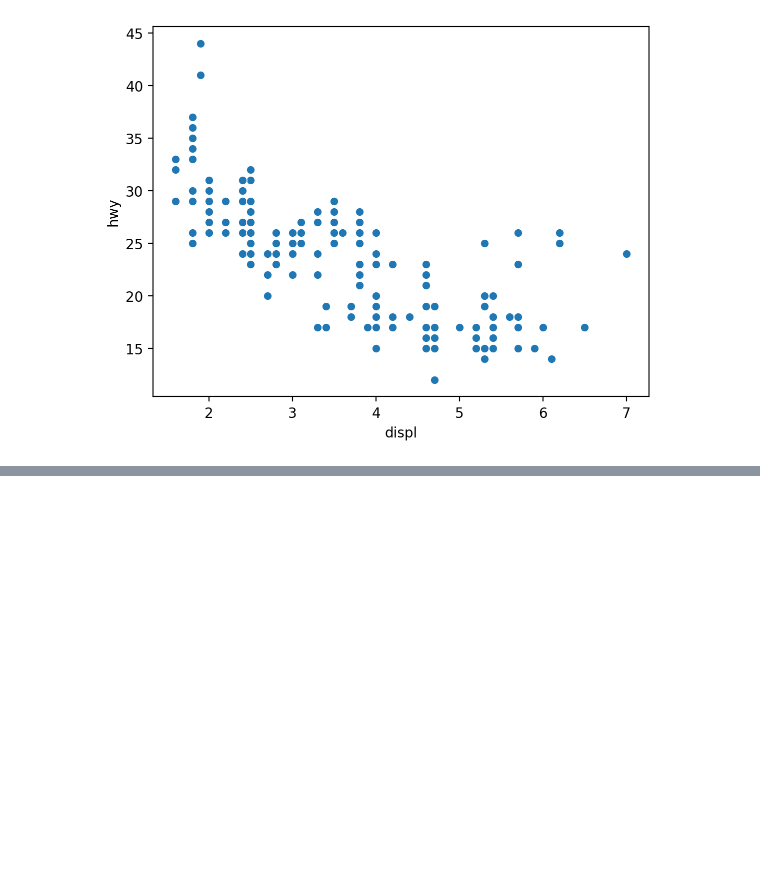
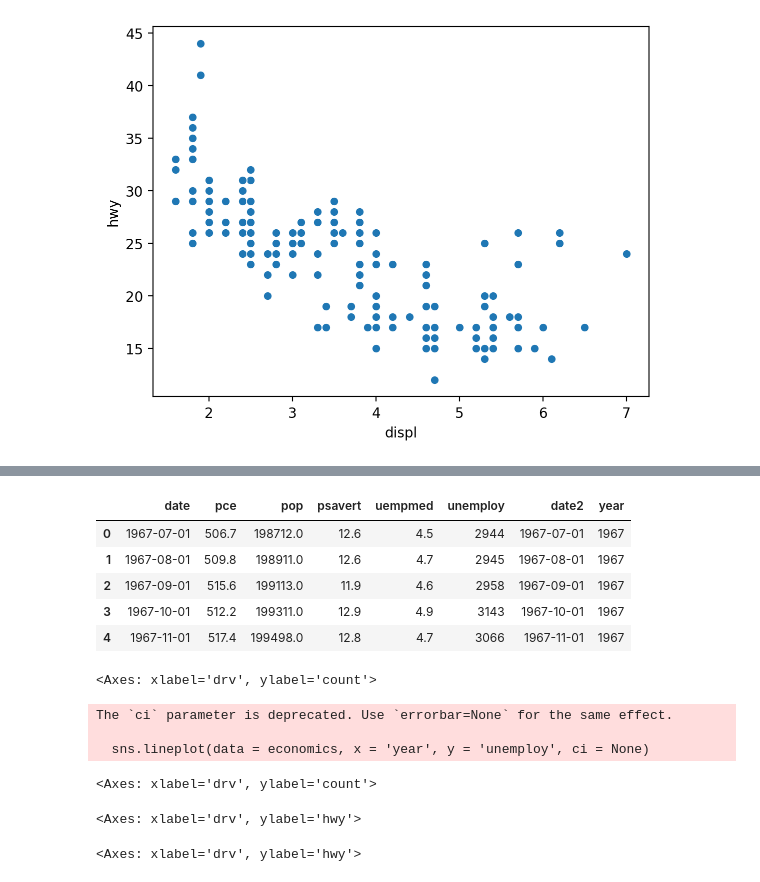
Before and after one commit to simmingyu12/kit_bigdata, a Jupyter notebook: src/chapter08.ipynb, the cells around one changed output, grey strips where cells are left out. Cells and saved outputs as stored; diff of their text form; code cells hidden in the pictures; blank space fills up the shorter version.

```diff
--- a/src/chapter08.ipynb
+++ b/src/chapter08.ipynb
@@ -24,0 +136,4 @@ sns.scatterplot(data = mpg, x = 'displ', y = 'hwy')
+# %%
+# economics 데이터 불러오기
+economics = pd.read_csv('economics.csv')
+economics.head()
@@ -24,0 +151,6 @@ sns.scatterplot(data = mpg, x = 'displ', y = 'hwy')
+# %%
+# 날짜 시간 타입 변수 만들기
+economics['date2'] = pd.to_datetime(economics['date'])
+
+# 변수 타입 확인
+economics.info()
@@ -24,0 +236,28 @@ sns.scatterplot(data = mpg, x = 'displ', y = 'hwy')
+# %%
+# 연도 변수 추가
+economics['year'] = economics['date2'].dt.year
+economics.head()
+# %% [output]
+|  | date | pce | pop | psavert | uempmed | unemploy | date2 | year |
+| 0 | 1967-07-01 | 506.7 | 198712.0 | 12.6 | 4.5 | 2944 | 1967-07-01 | 1967 |
+| 1 | 1967-08-01 | 509.8 | 198911.0 | 12.6 | 4.7 | 2945 | 1967-08-01 | 1967 |
+| 2 | 1967-09-01 | 515.6 | 199113.0 | 11.9 | 4.6 | 2958 | 1967-09-01 | 1967 |
+| 3 | 1967-10-01 | 512.2 | 199311.0 | 12.9 | 4.9 | 3143 | 1967-10-01 | 1967 |
+| 4 | 1967-11-01 | 517.4 | 199498.0 | 12.8 | 4.7 | 3066 | 1967-11-01 | 1967 |
+# %%
+# x축에 연도 표시
+sns.lineplot(data = economics, x = 'year', y = 'unemploy')
+# %% [output]
+<Axes: xlabel='drv', ylabel='count'>
+# %%
+# 신뢰구간 제거
+sns.lineplot(data = economics, x = 'year', y = 'unemploy', ci = None)
+# %% [output]
+The `ci` parameter is deprecated. Use `errorbar=None` for the same effect.
+
+  sns.lineplot(data = economics, x = 'year', y = 'unemploy', ci = None)
+<Axes: xlabel='drv', ylabel='count'>
+# %%
+sns.boxplot(data = mpg, x = 'drv', y = 'hwy')
+# %% [output]
+<Axes: xlabel='drv', ylabel='hwy'>
@@ -24,0 +268,35 @@ sns.scatterplot(data = mpg, x = 'displ', y = 'hwy')
+# %%
+### 1. 산점도
+sns.scatterplot(data = mpg, x = 'displ', y = 'hwy')
+
+# 축 제한
+sns.scatterplot(data = mpg, x = 'displ', y = 'hwy') \
+   .set(xlim = [3, 6], ylim = [10, 30])
+
+# 종류별로 표식 색깔 바꾸기
+sns.scatterplot(data = mpg, x = 'displ', y = 'hwy', hue = 'drv')
+
+
+### 2. 막대 그래프
+
+## 평균 막대 그래프
+
+# 1단계. 평균표 만들기
+df_mpg = mpg.groupby('drv', as_index = False) \
+            .agg(mean_hwy = ('hwy', 'mean'))
+
+# 2단계. 그래프 만들기
+sns.barplot(data = df_mpg, x = 'drv', y = 'mean_hwy')
+
+## 빈도 막대 그래프
+sns.countplot(data = mpg, x = 'drv')
+
+
+### 3. 선 그래프
+sns.lineplot(data = economics, x = 'date', y = 'unemploy')
+
+
+### 4. 상자 그림
+sns.boxplot(data = mpg, x = 'drv', y = 'hwy')
+# %% [output]
+<Axes: xlabel='drv', ylabel='hwy'>
```
Also changed, not shown: parts of 27 cells of this notebook.
